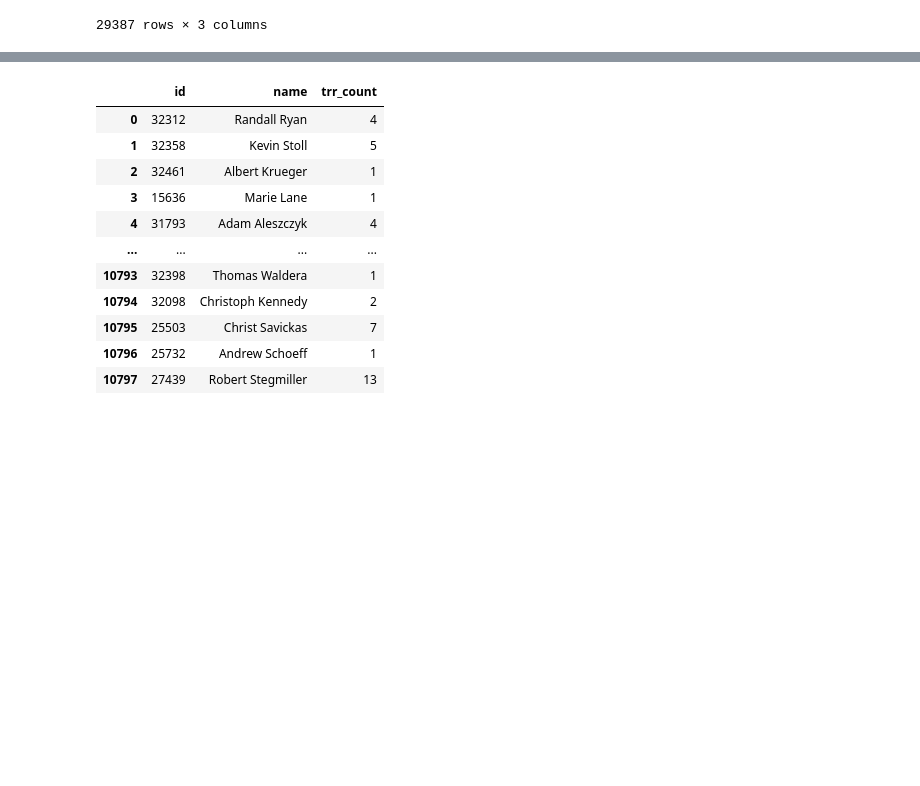
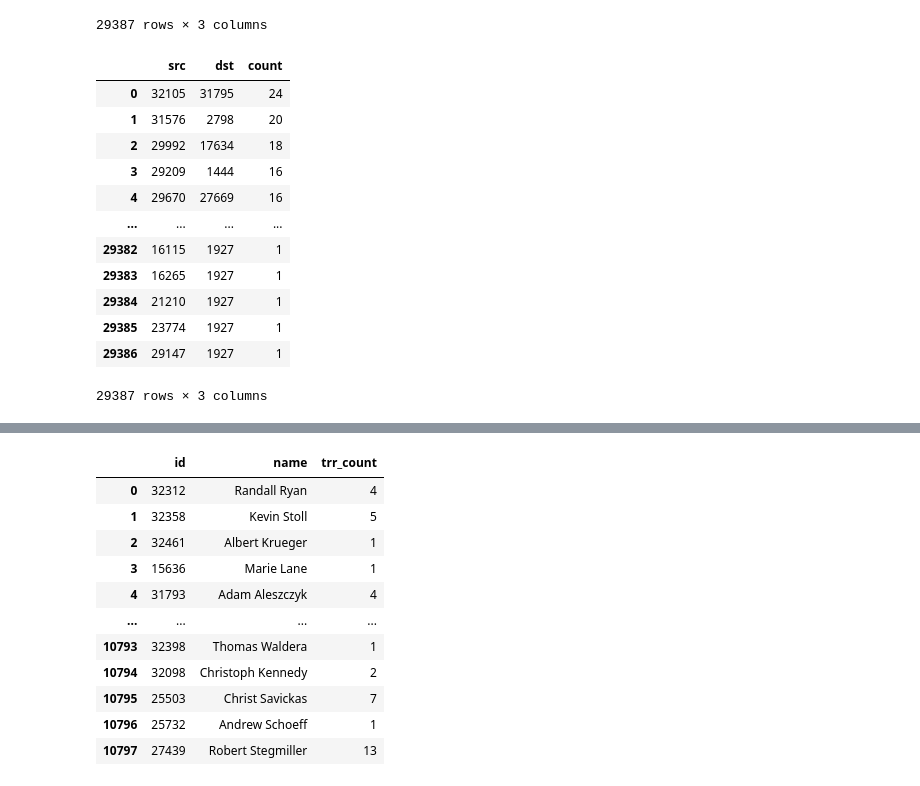
Before and after one commit to lqwdev/The-Freedom-Deer, a Jupyter notebook: cp4/src/graph.ipynb, the cells around one changed output, grey strips where cells are left out. Saved outputs shown, nothing was run; the diff lists cells and outputs as text; code cells hidden in the pictures; blank space fills up the shorter version.

```diff
--- a/cp4/src/graph.ipynb
+++ b/cp4/src/graph.ipynb
@@ -44,3 +44,24 @@ edges
 | 29385 | 1927 | 23774 | 1 |
 | 29386 | 1927 | 29147 | 1 |
 29387 rows × 3 columns
+# %%
+edges_reverse = edges.copy(deep=True)
+edges_reverse['tmp'] = edges_reverse['src']
+edges_reverse['src'] = edges_reverse['dst']
+edges_reverse['dst'] = edges_reverse['tmp']
+edges_reverse = edges_reverse.drop(columns=['tmp'])
+edges_reverse
+# %% [output]
+|  | src | dst | count |
+| 0 | 32105 | 31795 | 24 |
+| 1 | 31576 | 2798 | 20 |
+| 2 | 29992 | 17634 | 18 |
+| 3 | 29209 | 1444 | 16 |
+| 4 | 29670 | 27669 | 16 |
+| ... | ... | ... | ... |
+| 29382 | 16115 | 1927 | 1 |
+| 29383 | 16265 | 1927 | 1 |
+| 29384 | 21210 | 1927 | 1 |
+| 29385 | 23774 | 1927 | 1 |
+| 29386 | 29147 | 1927 | 1 |
+29387 rows × 3 columns
```
Also changed, not shown: parts of 6 cells of this notebook.
